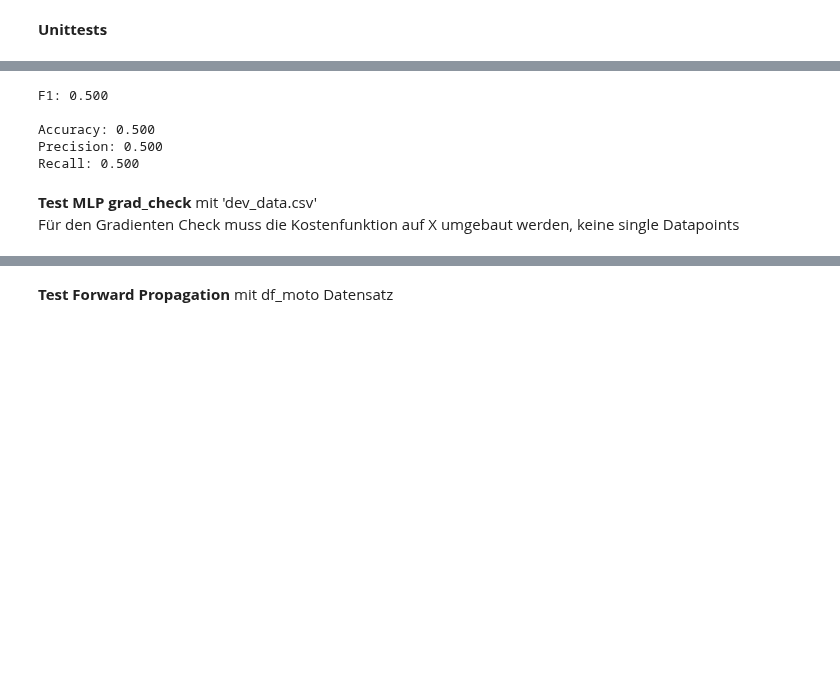
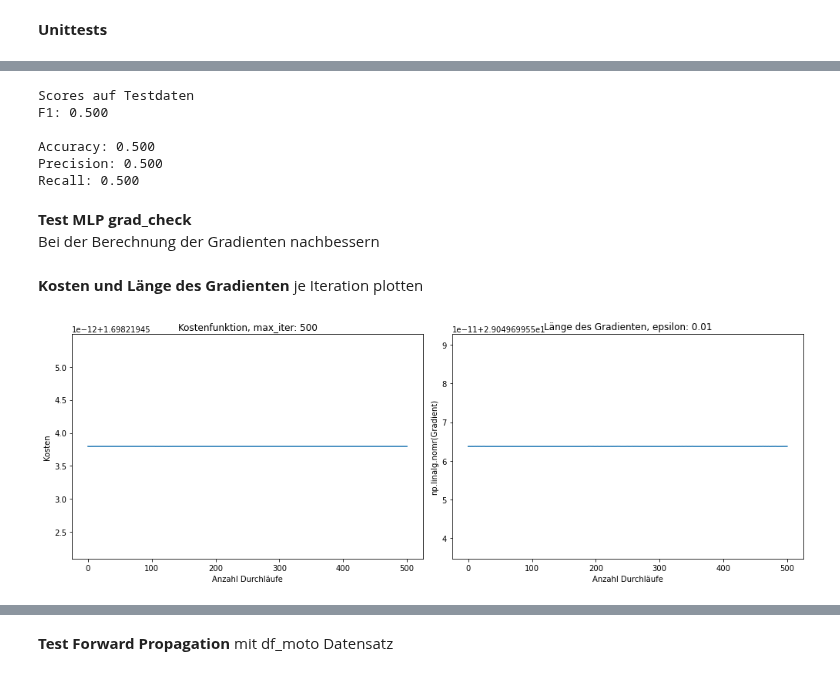
Before and after one commit to rootpi2203/ds_gml, a Jupyter notebook: gml_minichallenge_2/gml_minichallenge_2.ipynb, the cells around one changed output, grey strips where cells are left out. Drawn from its saved outputs; the diff is of its cells as text; code cells hidden in the pictures; blank space fills up the shorter version.

Commit message:
MLP.. plot, gradienten calc noch falsch

```diff
--- a/gml_minichallenge_2/gml_minichallenge_2.ipynb
+++ b/gml_minichallenge_2/gml_minichallenge_2.ipynb
@@ -1769,13 +1772,21 @@ y_test_pred = mlp_dev_data.predict(X_test, print_info=False)
 # %%
+print('Scores auf Testdaten')
 mlp_dev_f1, mlp_dev_acc, mlp_dev_pre, mlp_dev_rec, = mlp_dev_data.score(X_test, y_test)
 # %% [output]
+Scores auf Testdaten
 F1: 0.500
 
 Accuracy: 0.500
 Precision: 0.500
 Recall: 0.500
-# %% [markdown]
-**Test MLP grad_check** mit 'dev_data.csv'
-Für den Gradienten Check muss die Kostenfunktion auf X umgebaut werden, keine single Datapoints
+# %% [markdown]
+**Test MLP grad_check**
+Bei der Berechnung der Gradienten nachbessern
 # %%
 #mlp_dev_data.grad_check(X_train, y_train, verbose=False)
+# %% [markdown]
+**Kosten und Länge des Gradienten** je Iteration plotten
+# %%
+mlp_dev_data.plot_gradient_norm_and_costs()
+# %% [output]
+[figure, added]
```
Also changed, not shown: parts of 22 cells of this notebook.
